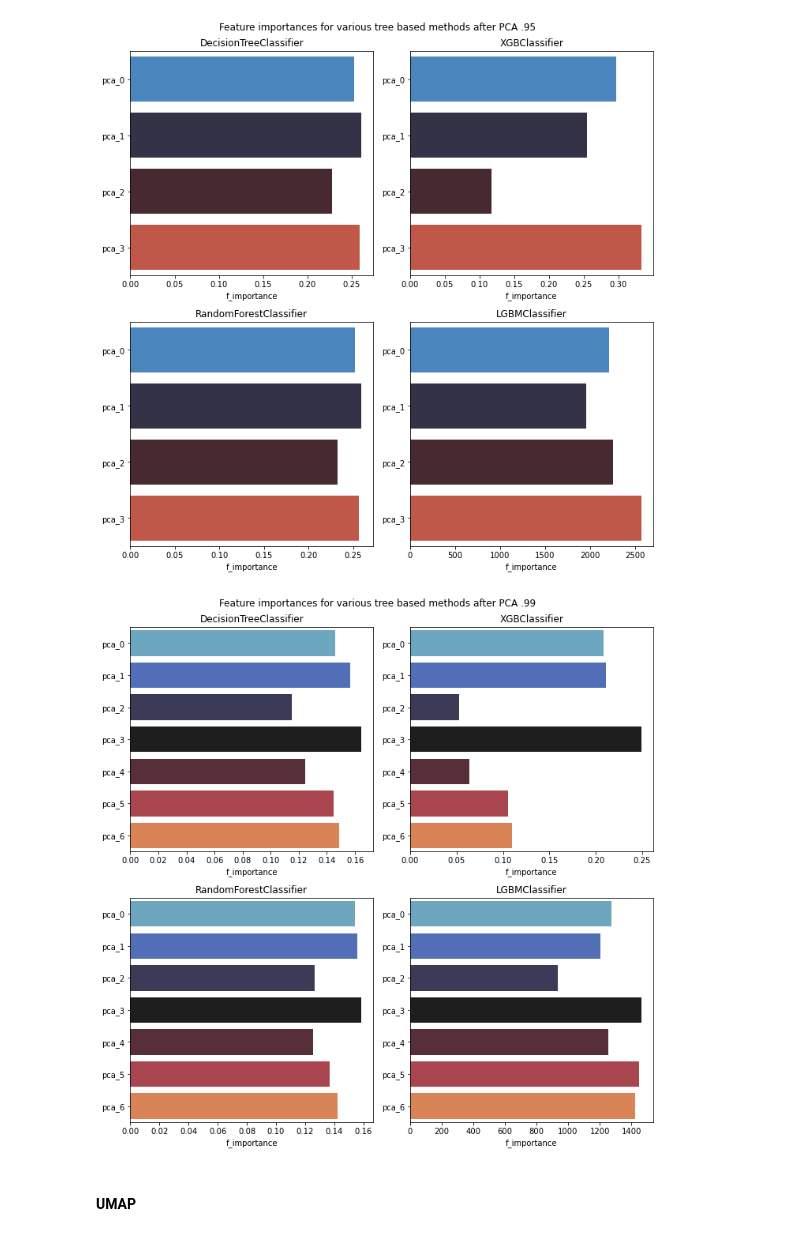
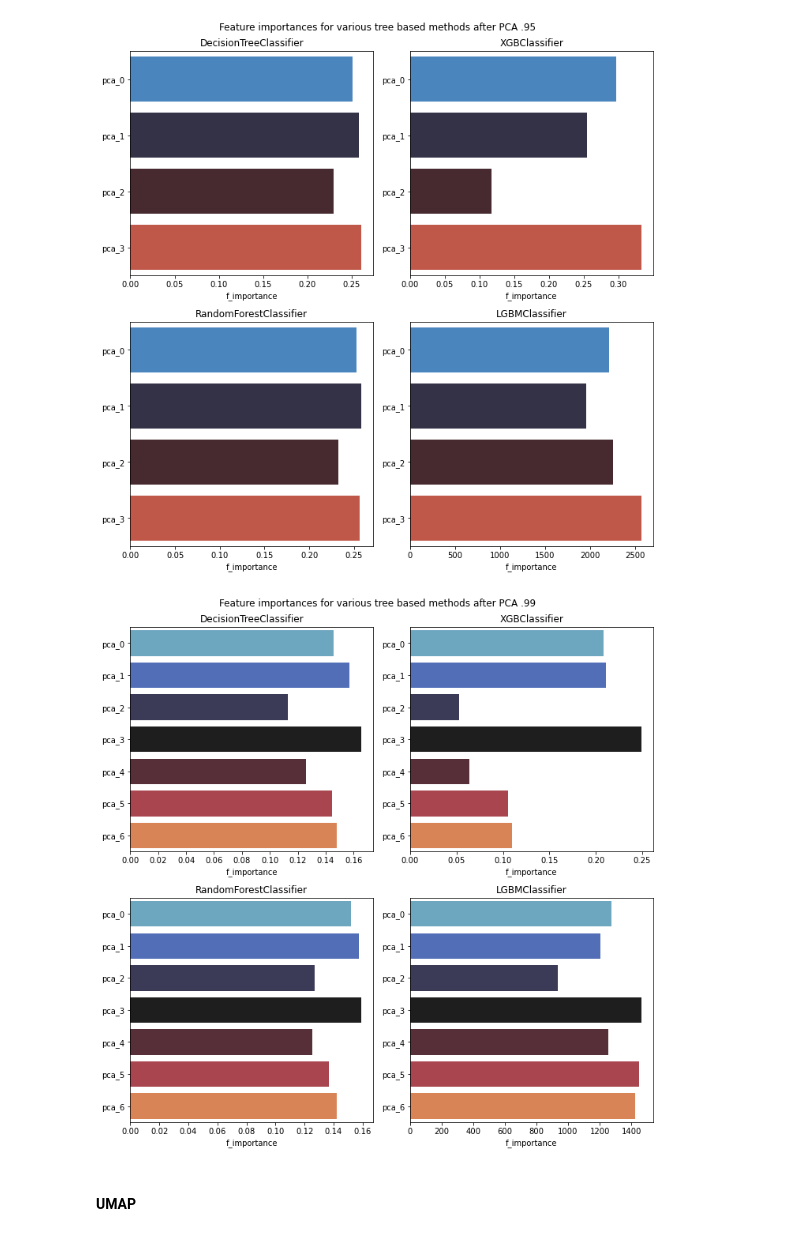
Before and after one commit to andnic51294/Diabetes_prediction, a Jupyter notebook: experimentation.ipynb, the cells around one changed output. Cells and saved outputs as stored; diff of their text form; code cells hidden in the pictures.

```diff
--- a/experimentation.ipynb
+++ b/experimentation.ipynb
@@ -471,0 +1318,5 @@ MCC:    0.23152148881331808
+# %%
+lgbm_pca_1 = lightgbm.LGBMClassifier(objective='multiclass', num_classes = 3)
+lgbm_pca_1.fit(dim_reduced_X_train_1, Y_train)
+y_preds = lgbm_pca_1.predict(dim_reduced_X_test_1)
+custom_logging(Y_test, Y_preds)
@@ -472,10 +1339,8 @@ MCC:    0.23152148881331808
 # %%
-
-with mlflow.start_run(run_name = "LGBM, pca .95", experiment_id = 1) as run:
-    lgbm_pca = lightgbm.LGBMClassifier(objective='multiclass', num_classes = 3)
-    lgbm_pca.fit(dim_reduced_X_train, Y_train)
-    Y_preds = lgbm_pca.predict(dim_reduced_X_test)
-    custom_logging(Y_test, Y_preds)
+lgbm_pca_2 = lightgbm.LGBMClassifier(objective='multiclass', num_classes = 3)
+lgbm_pca_2.fit(dim_reduced_X_train_2, Y_train)
+Y_preds = lgbm_pca_2.predict(dim_reduced_X_test_2)
+custom_logging(Y_test, Y_preds)
 # %% [output]
               precision    recall  f1-score   support
 
@@ -515,10 +1360,10 @@ MCC:    0.20224173453987507
 # %%
 fig, axs = plt.subplots(nrows= 2, ncols = 2, figsize = (10,10))
-dim_features = pd.DataFrame(dim_reduced_X_train)
+dim_features = pd.DataFrame(dim_reduced_X_train_0)
 dim_features.columns = ["pca_" + str(i) for i in range(len(dim_features.columns))]
 
 i, j = 0, 0
-for model in [decision_tree_pca, rf_pca, xgb_pca, lgbm_pca]:
+for model in [decision_tree_pca_0, rf_pca_0, xgb_pca_0, lgbm_pca_0]:
     if i == 2:
         i = 0
         j = 1
@@ -540,10 +1385,10 @@ plt.show()
 # %%
 fig, axs = plt.subplots(nrows= 2, ncols = 2, figsize = (10,10))
-dim_features = pd.DataFrame(dim_reduced_X_train)
+dim_features = pd.DataFrame(dim_reduced_X_train_1)
 dim_features.columns = ["pca_" + str(i) for i in range(len(dim_features.columns))]
 
 i, j = 0, 0
-for model in [decision_tree_pca, rf_pca, xgb_pca, lgbm_pca]:
+for model in [decision_tree_pca_1, rf_pca_1, xgb_pca_1, lgbm_pca_1]:
     if i == 2:
         i = 0
         j = 1
@@ -564,29 +1409,29 @@ plt.show()
 [figure]
 # %%
 fig, axs = plt.subplots(nrows= 2, ncols = 2, figsize = (10,10))
-dim_features = pd.DataFrame(dim_reduced_X_train)
+dim_features = pd.DataFrame(dim_reduced_X_train_2)
 dim_features.columns = ["pca_" + str(i) for i in range(len(dim_features.columns))]
 
 i, j = 0, 0
-for model in [decision_tree_pca, rf_pca, xgb_pca, lgbm_pca]:
+for model in [decision_tree_pca_2, rf_pca_2, xgb_pca_2, lgbm_pca_2]:
     if i == 2:
         i = 0
         j = 1
     fi_subset = pd.DataFrame(model.feature_importances_, index = dim_features.columns,
             columns = ['f_importance']).sort_values(by = 'f_importance', ascending=False)
 
     sns.barplot( y = fi_subset.index, x = fi_subset.f_importance,
             ax = axs[i][j],order = dim_features.columns,
             palette = 'icefire').set_title(f"{type(model).__name__}")
 
     i += 1
 
 plt.suptitle("Feature importances for various tree based methods after PCA .99")
 plt.tight_layout()
 plt.savefig("plots/fi_pca")
 plt.show()
 # %% [output]
-[figure, old version]
+[figure, new version]
 # %% [markdown]
 #### UMAP
 # %% [markdown]
```
Also changed, not shown: parts of 107 cells of this notebook.
